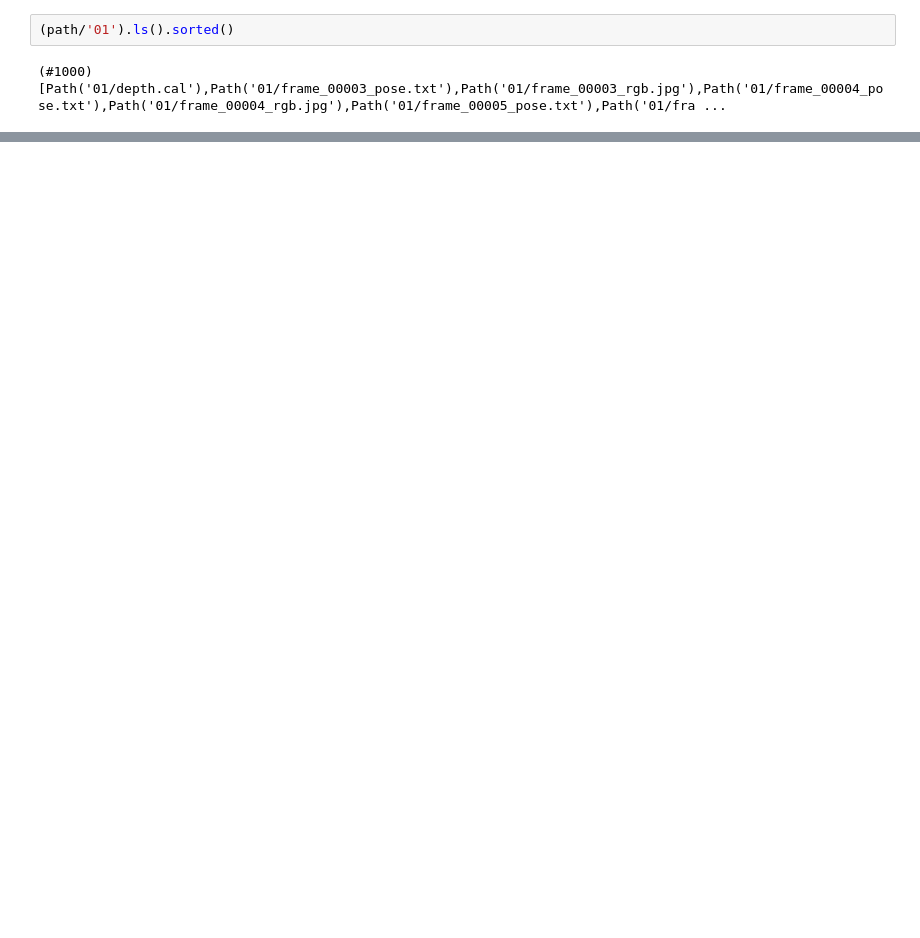
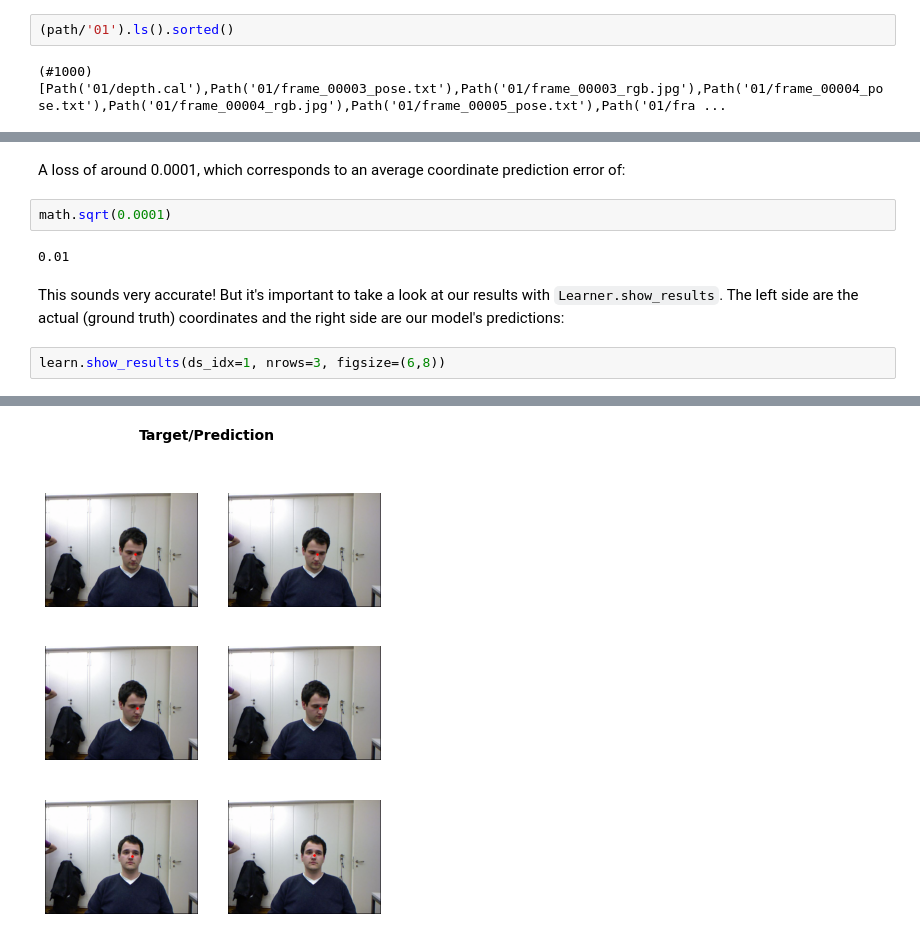
Before and after one commit to rohitnikam1/Fastai-projects, a Jupyter notebook: multi_label_classification_and_image_regression.ipynb, the cells around one changed output, grey strips where cells are left out. Saved outputs shown, nothing was run; the diff lists cells and outputs as text; blank space fills up the shorter version.

```diff
--- a/multi_label_classification_and_image_regression.ipynb
+++ b/multi_label_classification_and_image_regression.ipynb
@@ -341,0 +451,11 @@ len(get_image_files(path))
+# %% [markdown]
+A loss of around 0.0001, which corresponds to an average coordinate prediction error of:
+# %%
+math.sqrt(0.0001)
+# %% [output]
+0.01
+# %% [markdown]
+This sounds very accurate! But it's important to take a look at our results with `Learner.show_results`. The left side are the actual (ground truth) coordinates and the right side are our model's predictions:
+# %%
+learn.show_results(ds_idx=1, nrows=3, figsize=(6,8))
+# %% [output]
@@ -341,0 +463 @@ len(get_image_files(path))
+[figure, added]
```
Also changed, not shown: parts of 29 cells of this notebook.
